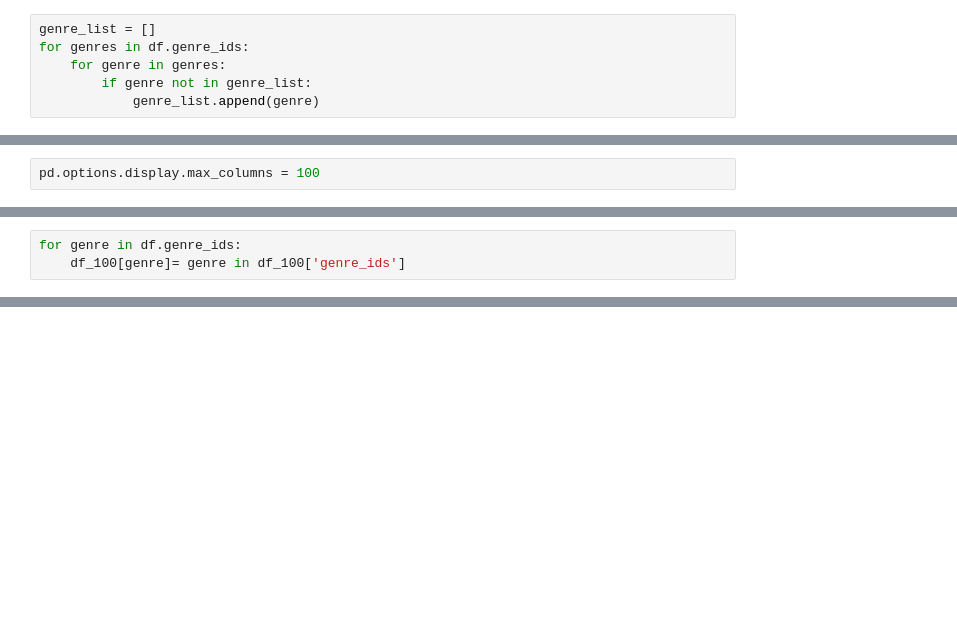
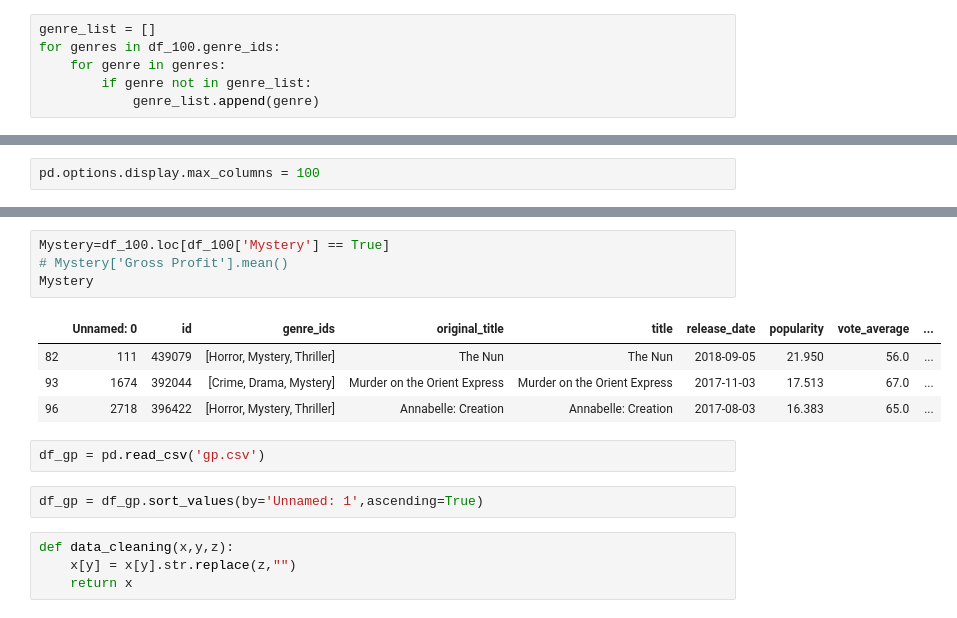
Before and after one commit to Pugzworth/Flatiron_Mod_1_Project, a Jupyter notebook: Jupyter Notebooks/Genre_Profit Breakdown.ipynb, the cells around one changed output, grey strips where cells are left out. Drawn from its saved outputs; the diff is of its cells as text; blank space fills up the shorter version.

```diff
--- a/Jupyter Notebooks/Genre_Profit Breakdown.ipynb
+++ b/Jupyter Notebooks/Genre_Profit Breakdown.ipynb
@@ -25,7 +25,7 @@ df_100 = pd.read_csv('../df_100.csv')
 df_100.genre_ids = df_100.genre_ids.apply(lambda x: eval(x))
 # %%
 genre_list = []
-for genres in df.genre_ids:
+for genres in df_100.genre_ids:
     for genre in genres:
         if genre not in genre_list:
             genre_list.append(genre)
@@ -69,3 +64,0 @@ df_100['Comedy'].sum()/len(df_100['Action'])
-# %%
-for genre in df.genre_ids:
-    df_100[genre]= genre in df_100['genre_ids']
@@ -93,0 +65,17 @@ df_100
+# %%
+Mystery=df_100.loc[df_100['Mystery'] == True]
+# Mystery['Gross Profit'].mean()
+Mystery
+# %% [output]
+|  | Unnamed: 0 | id | genre_ids | original_title | title | release_date | popularity | vote_average | ... |
+| 82 | 111 | 439079 | [Horror, Mystery, Thriller] | The Nun | The Nun | 2018-09-05 | 21.950 | 56.0 | ... |
+| 93 | 1674 | 392044 | [Crime, Drama, Mystery] | Murder on the Orient Express | Murder on the Orient Express | 2017-11-03 | 17.513 | 67.0 | ... |
+| 96 | 2718 | 396422 | [Horror, Mystery, Thriller] | Annabelle: Creation | Annabelle: Creation | 2017-08-03 | 16.383 | 65.0 | ... |
+# %%
+df_gp = pd.read_csv('gp.csv')
+# %%
+df_gp = df_gp.sort_values(by='Unnamed: 1',ascending=True)
+# %%
+def data_cleaning(x,y,z):
+    x[y] = x[y].str.replace(z,"")
+    return x
```
Also changed, not shown: parts of 5 cells of this notebook.
